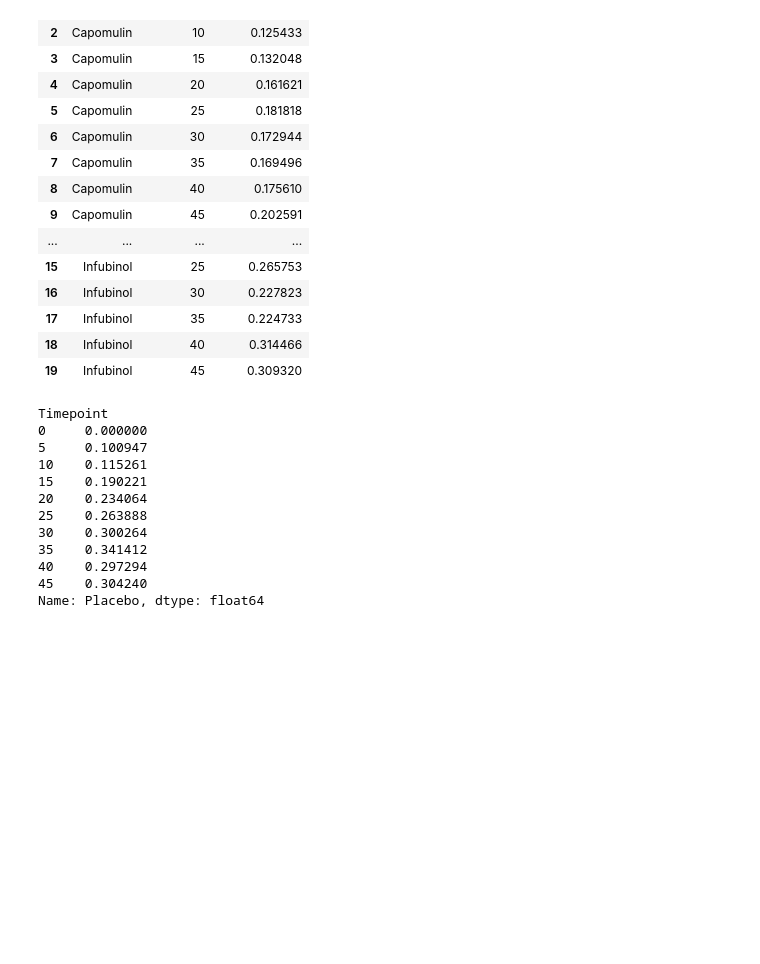
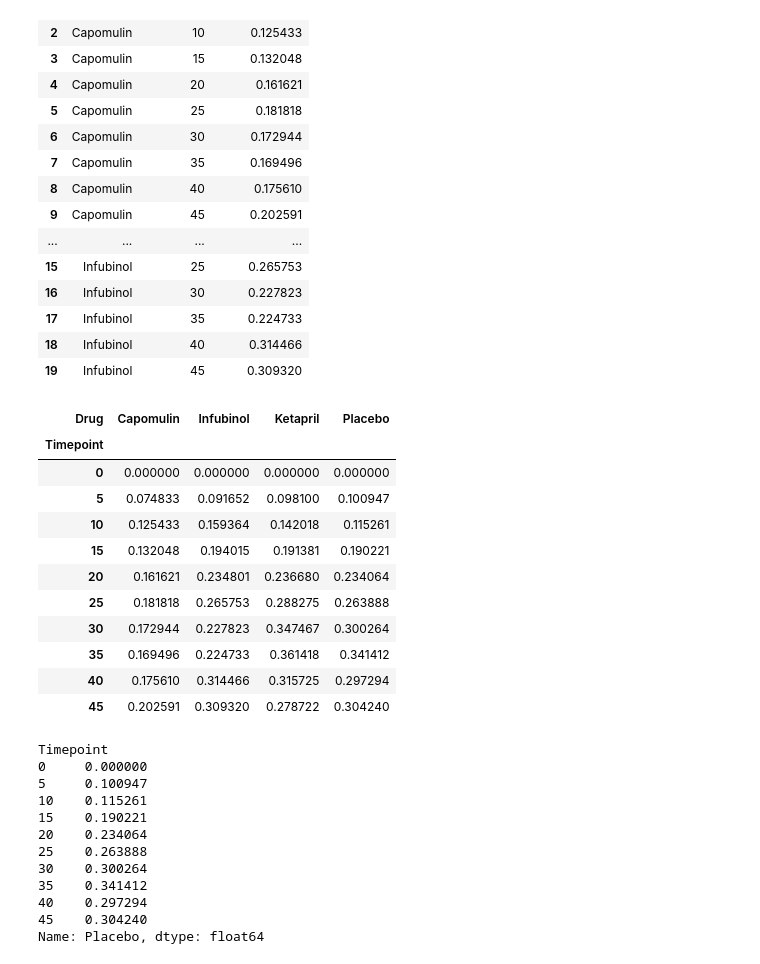
Before and after one commit to shuck0407/Pymaceuticals-Work, a Jupyter notebook: Huckleberry_pymaceuticals.ipynb, the cells around one changed output. Cells and saved outputs as stored; diff of their text form; code cells hidden in the pictures; blank space fills up the shorter version.

```diff
--- a/Huckleberry_pymaceuticals.ipynb
+++ b/Huckleberry_pymaceuticals.ipynb
@@ -325,11 +285,26 @@ drug_mets_sem_df.head(20)
 # %%
 # Minor Data Munging to Re-Format the Data Frames
 
 # Preview that Reformatting worked
 
 #Pivot the AVG mets dataframe so that the drugs are the columns and the index is the timepoint
 drug_met_avg_df = drug_met_avg_df.pivot(index='Timepoint', columns = 'Drug', values = 'Average Met Sites')
+drug_met_avg_df.head(10)
 
 #Pivot the SEM volume dataframe so that the drugs are the columns and the index is the timepoint
 drug_mets_sem_df = drug_mets_sem_df.pivot(index='Timepoint', columns = 'Drug', values = 'SEM Met Sites')
+drug_mets_sem_df.head(10)
+# %% [output]
+| Drug | Capomulin | Infubinol | Ketapril | Placebo |
+| Timepoint |  |  |  |  |
+| 0 | 0.000000 | 0.000000 | 0.000000 | 0.000000 |
+| 5 | 0.074833 | 0.091652 | 0.098100 | 0.100947 |
+| 10 | 0.125433 | 0.159364 | 0.142018 | 0.115261 |
+| 15 | 0.132048 | 0.194015 | 0.191381 | 0.190221 |
+| 20 | 0.161621 | 0.234801 | 0.236680 | 0.234064 |
+| 25 | 0.181818 | 0.265753 | 0.288275 | 0.263888 |
+| 30 | 0.172944 | 0.227823 | 0.347467 | 0.300264 |
+| 35 | 0.169496 | 0.224733 | 0.361418 | 0.341412 |
+| 40 | 0.175610 | 0.314466 | 0.315725 | 0.297294 |
+| 45 | 0.202591 | 0.309320 | 0.278722 | 0.304240 |
 # %%
```
Also changed, not shown: parts of 16 cells of this notebook.
